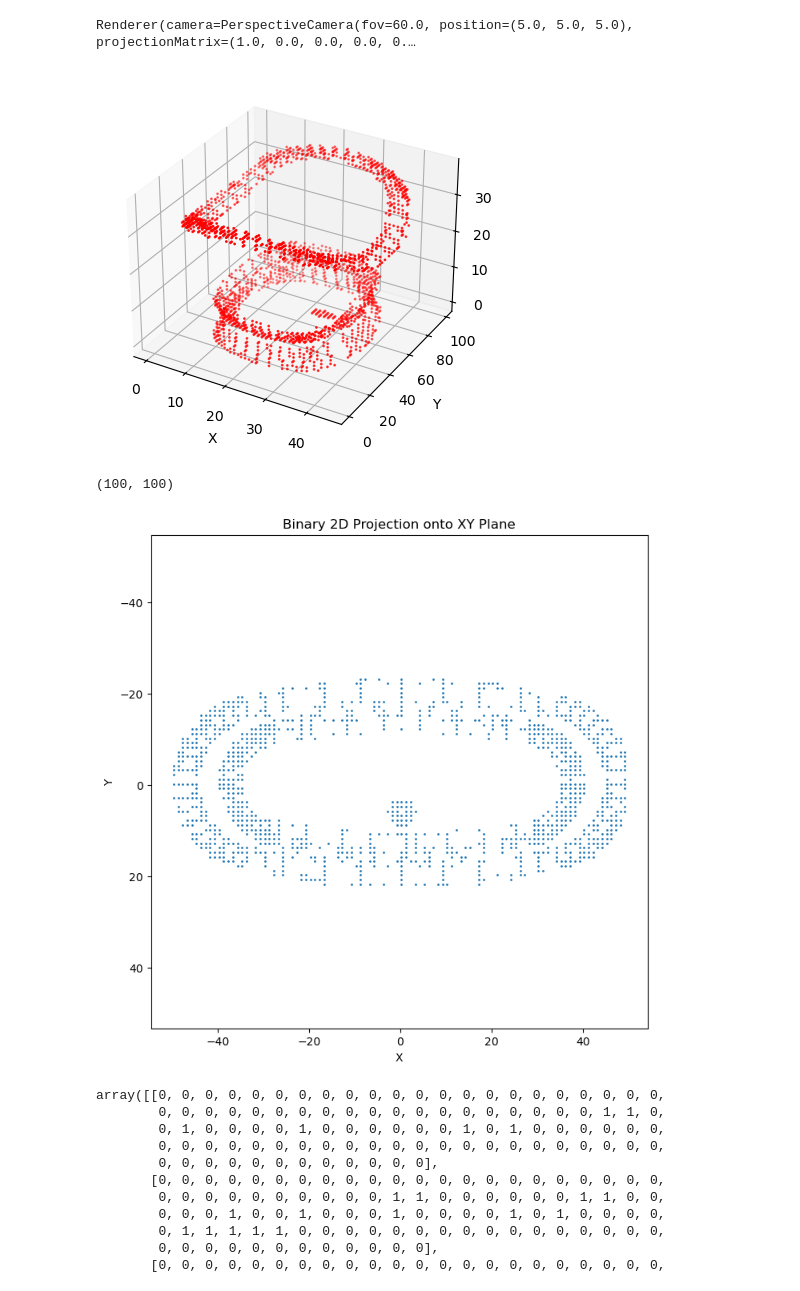
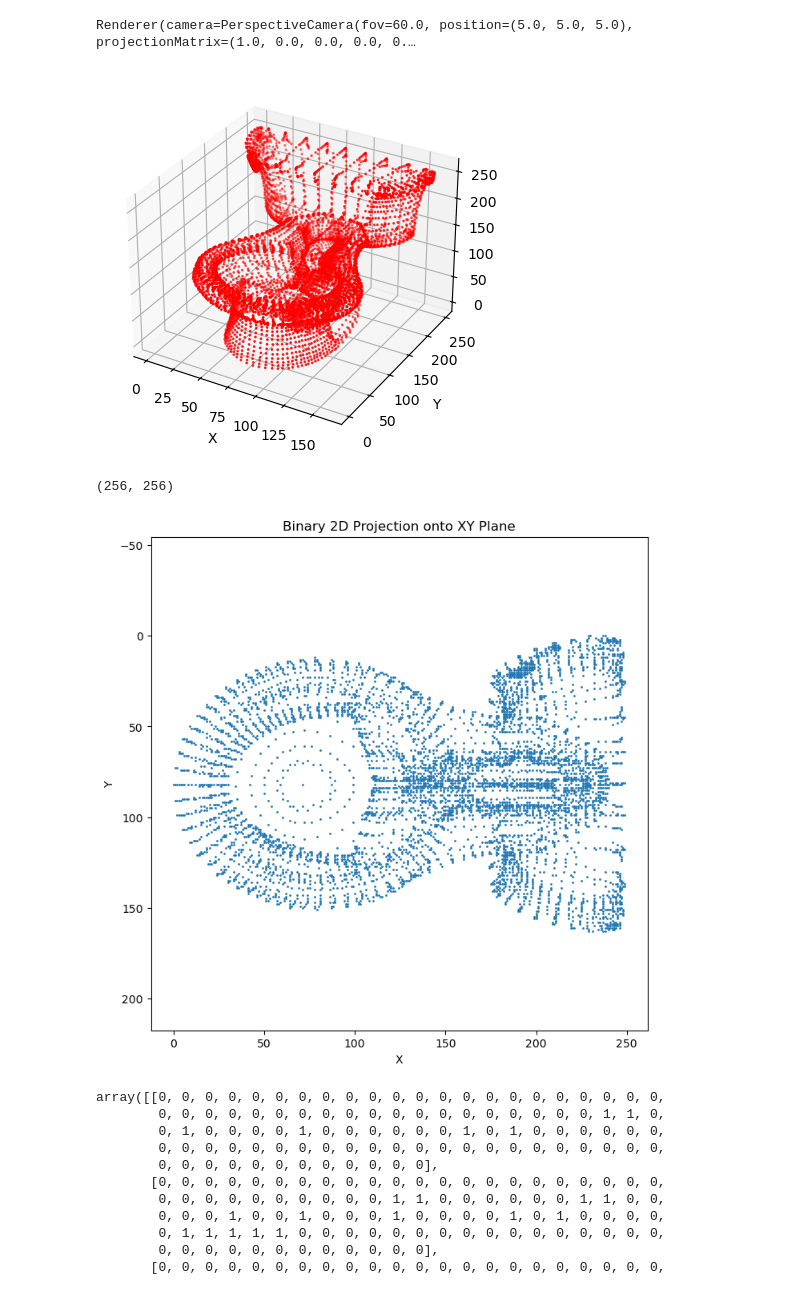
Before and after one commit to CorwinCheung/Projection_Model, a Jupyter notebook: get_3d_matrices.ipynb, the cells around one changed output. Drawn from its saved outputs; the diff is of its cells as text; code cells hidden in the pictures.

```diff
--- a/get_3d_matrices.ipynb
+++ b/get_3d_matrices.ipynb
@@ -113,28 +113,28 @@ Renderer(camera=PerspectiveCamera(fov=60.0, position=(5.0, 5.0, 5.0), projection
 # %%
 import numpy as np
 import matplotlib.pyplot as plt
 from mpl_toolkits.mplot3d import Axes3D
 def visualize_matrix(matrix):
     fig = plt.figure()
     ax = fig.add_subplot(111, projection='3d')
 
     # Get the coordinates of non-zero voxels
     x, y, z = np.nonzero(matrix)
 
     # Scatter plot of non-zero voxels
     ax.scatter(x, y, z, zdir='z', c='red', s=1)
 
     ax.set_xlabel('X')
     ax.set_ylabel('Y')
     ax.set_zlabel('Z')
 
     plt.show()
 
 
 # Visualize the matrix
-visualize_matrix(tub_matrix)
+visualize_matrix(toilet_matrix)
 # %% [output]
-[figure, old version]
+[figure, new version]
 # %%
 def project_to_xy(matrix):
     # Sum along the Z-axis to get the 2D projection
@@ -157,11 +157,11 @@ def visualize_projection(projection):
 tub_projection = project_to_xy(tub_matrix)
 toilet_projection = project_to_xy(toilet_matrix)
 # %%
-print(tub_projection.shape)
-visualize_projection(tub_projection)
+print(toilet_projection.shape)
+visualize_projection(toilet_projection)
 # %% [output]
-(100, 100)
+(256, 256)
-[figure, old version]
+[figure, new version]
 # %%
 tub_projection[:50][:10]
 # %% [output]
```
Also changed, not shown: parts of 2 cells of this notebook, 1 other file.
